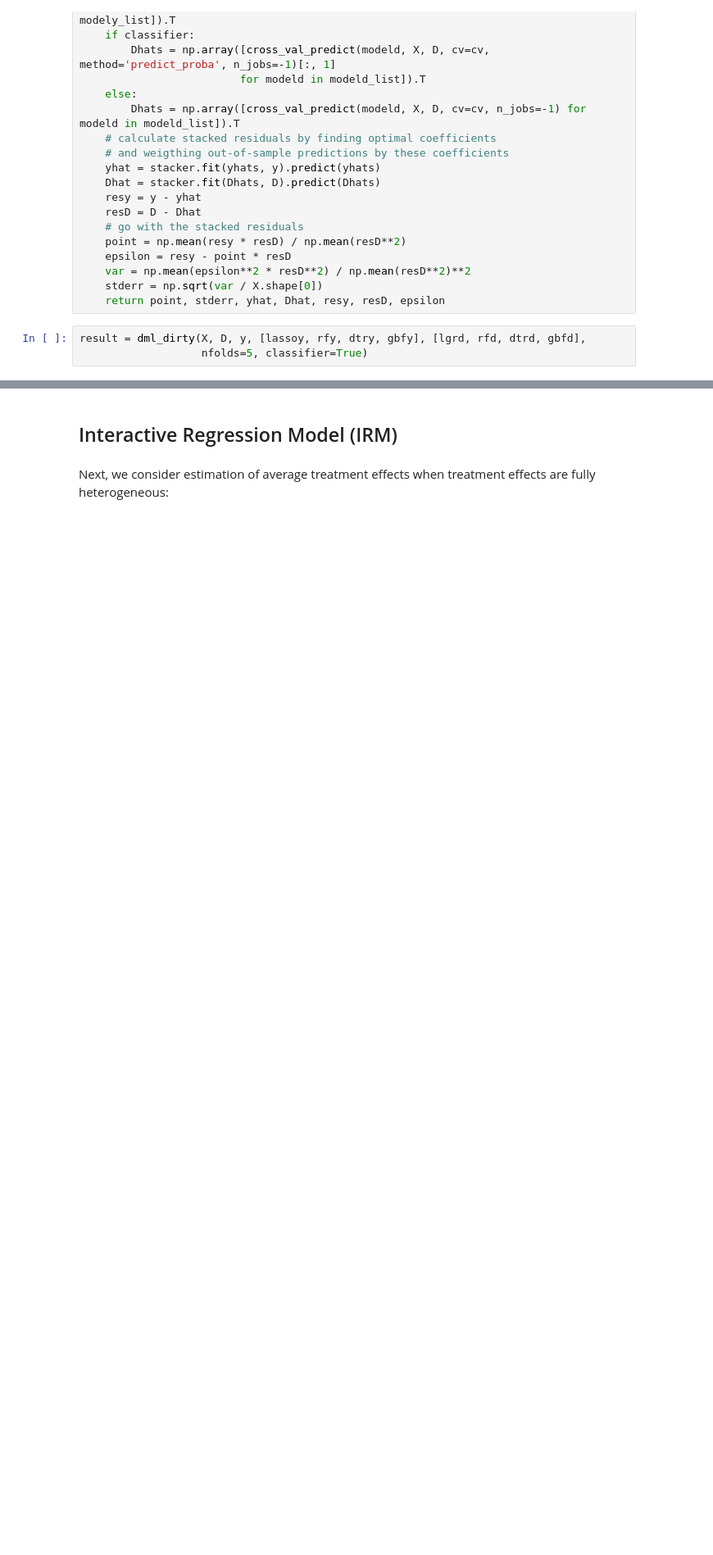
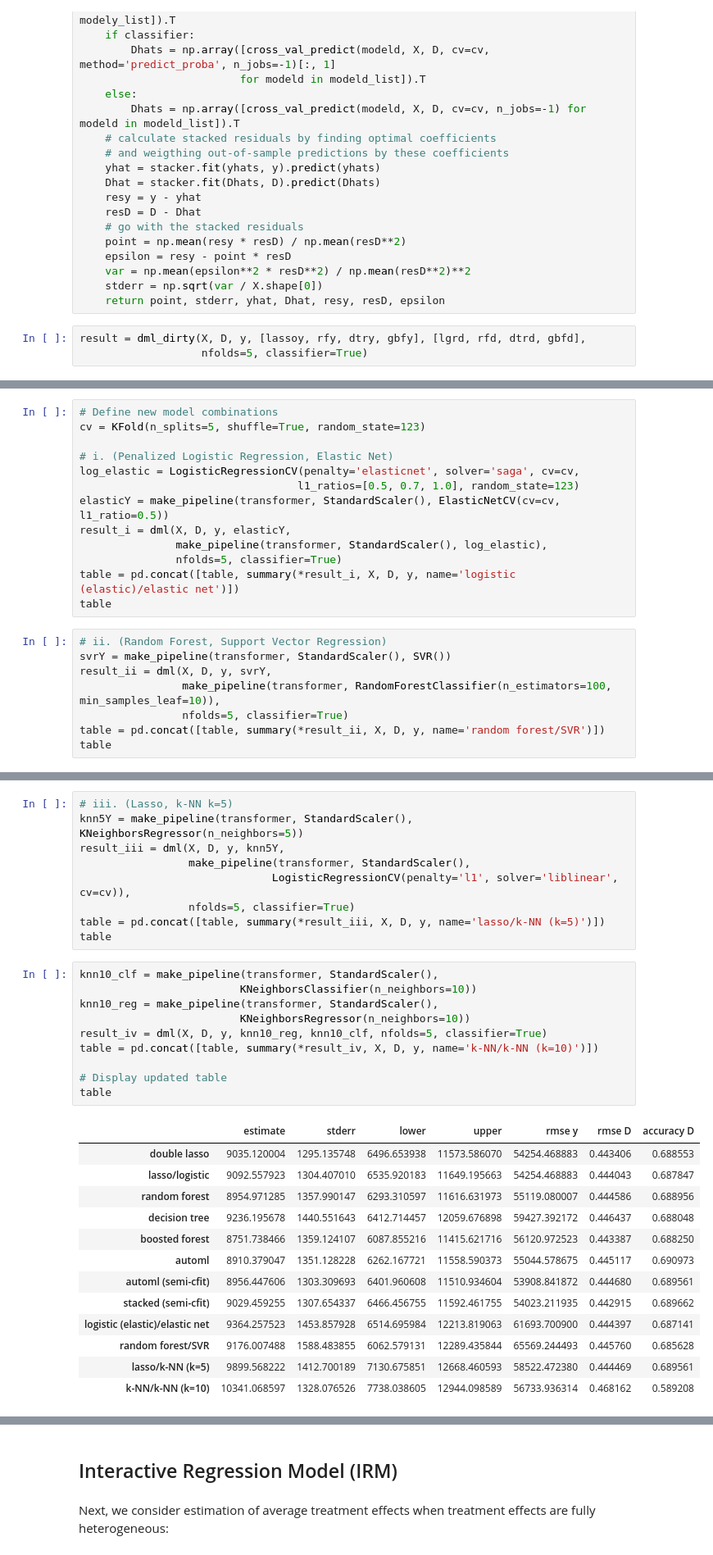
Before and after one commit to justinye23/hello-world, a Jupyter notebook: PM4/python-dml-401k.ipynb, the cells around one changed output, grey strips where cells are left out. Shown at 82% size. Saved outputs shown, nothing was run; the diff lists cells and outputs as text; blank space fills up the shorter version.

```diff
--- a/PM4/python-dml-401k.ipynb
+++ b/PM4/python-dml-401k.ipynb
@@ -491,0 +528,21 @@ table
+# %%
+# Define new model combinations
+cv = KFold(n_splits=5, shuffle=True, random_state=123)
+
+# i. (Penalized Logistic Regression, Elastic Net)
+log_elastic = LogisticRegressionCV(penalty='elasticnet', solver='saga', cv=cv,
+                                  l1_ratios=[0.5, 0.7, 1.0], random_state=123)
+elasticY = make_pipeline(transformer, StandardScaler(), ElasticNetCV(cv=cv, l1_ratio=0.5))
+result_i = dml(X, D, y, elasticY,
+               make_pipeline(transformer, StandardScaler(), log_elastic),
+               nfolds=5, classifier=True)
+table = pd.concat([table, summary(*result_i, X, D, y, name='logistic (elastic)/elastic net')])
+table
+# %%
+# ii. (Random Forest, Support Vector Regression)
+svrY = make_pipeline(transformer, StandardScaler(), SVR())
+result_ii = dml(X, D, y, svrY,
+                make_pipeline(transformer, RandomForestClassifier(n_estimators=100, min_samples_leaf=10)),
+                nfolds=5, classifier=True)
+table = pd.concat([table, summary(*result_ii, X, D, y, name='random forest/SVR')])
+table
@@ -491,0 +561,33 @@ table
+# %%
+# iii. (Lasso, k-NN k=5)
+knn5Y = make_pipeline(transformer, StandardScaler(), KNeighborsRegressor(n_neighbors=5))
+result_iii = dml(X, D, y, knn5Y,
+                 make_pipeline(transformer, StandardScaler(),
+                              LogisticRegressionCV(penalty='l1', solver='liblinear', cv=cv)),
+                 nfolds=5, classifier=True)
+table = pd.concat([table, summary(*result_iii, X, D, y, name='lasso/k-NN (k=5)')])
+table
+# %%
+knn10_clf = make_pipeline(transformer, StandardScaler(),
+                         KNeighborsClassifier(n_neighbors=10))
+knn10_reg = make_pipeline(transformer, StandardScaler(),
+                         KNeighborsRegressor(n_neighbors=10))
+result_iv = dml(X, D, y, knn10_reg, knn10_clf, nfolds=5, classifier=True)
+table = pd.concat([table, summary(*result_iv, X, D, y, name='k-NN/k-NN (k=10)')])
+
+# Display updated table
+table
+# %% [output]
+|  | estimate | stderr | lower | upper | rmse y | rmse D | accuracy D |
+| double lasso | 9035.120004 | 1295.135748 | 6496.653938 | 11573.586070 | 54254.468883 | 0.443406 | 0.688553 |
+| lasso/logistic | 9092.557923 | 1304.407010 | 6535.920183 | 11649.195663 | 54254.468883 | 0.444043 | 0.687847 |
+| random forest | 8954.971285 | 1357.990147 | 6293.310597 | 11616.631973 | 55119.080007 | 0.444586 | 0.688956 |
+| decision tree | 9236.195678 | 1440.551643 | 6412.714457 | 12059.676898 | 59427.392172 | 0.446437 | 0.688048 |
+| boosted forest | 8751.738466 | 1359.124107 | 6087.855216 | 11415.621716 | 56120.972523 | 0.443387 | 0.688250 |
+| automl | 8910.379047 | 1351.128228 | 6262.167721 | 11558.590373 | 55044.578675 | 0.445117 | 0.690973 |
+| automl (semi-cfit) | 8956.447606 | 1303.309693 | 6401.960608 | 11510.934604 | 53908.841872 | 0.444680 | 0.689561 |
+| stacked (semi-cfit) | 9029.459255 | 1307.654337 | 6466.456755 | 11592.461755 | 54023.211935 | 0.442915 | 0.689662 |
+| logistic (elastic)/elastic net | 9364.257523 | 1453.857928 | 6514.695984 | 12213.819063 | 61693.700900 | 0.444397 | 0.687141 |
+| random forest/SVR | 9176.007488 | 1588.483855 | 6062.579131 | 12289.435844 | 65569.244493 | 0.445760 | 0.685628 |
+| lasso/k-NN (k=5) | 9899.568222 | 1412.700189 | 7130.675851 | 12668.460593 | 58522.472380 | 0.444469 | 0.689561 |
+| k-NN/k-NN (k=10) | 10341.068597 | 1328.076526 | 7738.038605 | 12944.098589 | 56733.936314 | 0.468162 | 0.589208 |
```
Also changed, not shown: parts of 17 cells of this notebook.
